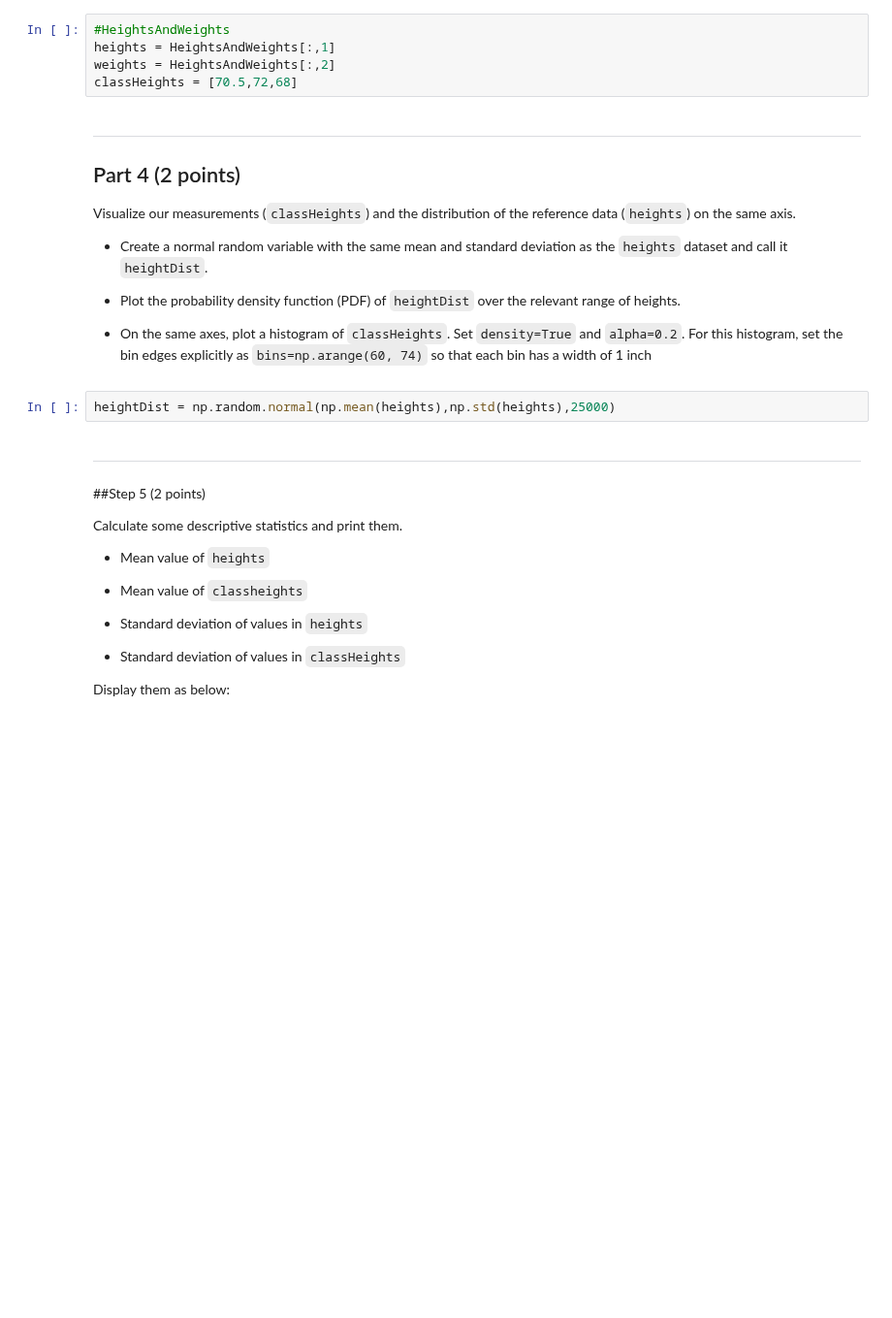
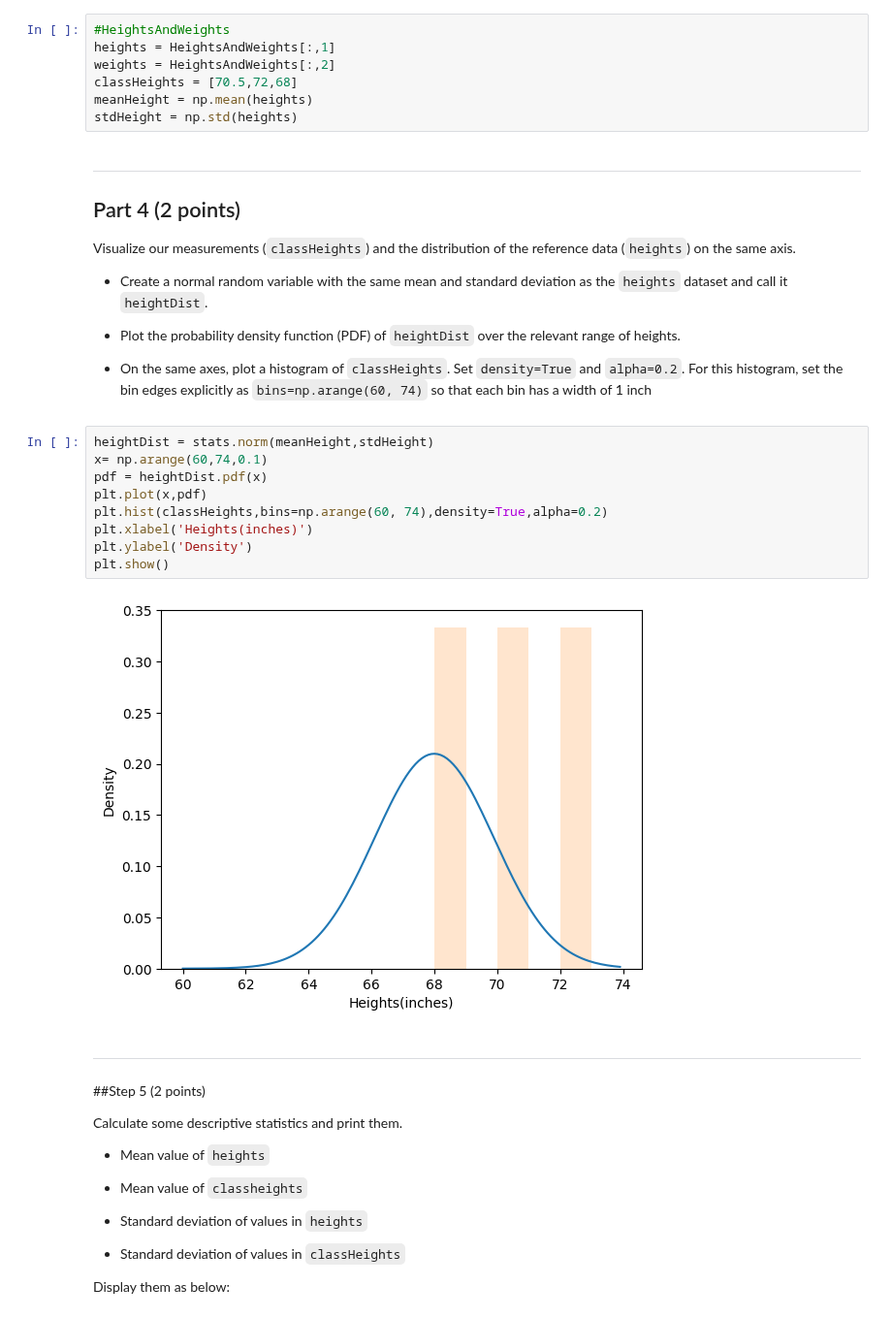
Before and after one commit to Urvi-M/BE559, a Jupyter notebook: Homework1_part2_v1.ipynb, the cells around one changed output. Shown at 97% size. Saved outputs shown, nothing was run; the diff lists cells and outputs as text; blank space fills up the shorter version.

```diff
--- a/Homework1_part2_v1.ipynb
+++ b/Homework1_part2_v1.ipynb
@@ -55,6 +55,8 @@ Suppose we measure the heights of three students taking BE 700 to be 70.5", 72",
 heights = HeightsAndWeights[:,1]
 weights = HeightsAndWeights[:,2]
 classHeights = [70.5,72,68]
+meanHeight = np.mean(heights)
+stdHeight = np.std(heights)
 # %% [markdown]
 ---
 ## Part 4 (2 points)
@@ -66,8 +68,17 @@ Visualize our measurements (`classHeights`) and the distribution of the referenc
 *   Plot the probability density function (PDF) of `heightDist` over the relevant range of heights.
 
 *   On the same axes, plot a histogram of `classHeights`.  Set  `density=True` and `alpha=0.2`.  For this histogram, set the bin edges explicitly as `bins=np.arange(60, 74)` so that each bin has a width of 1 inch
-# %%
-heightDist = np.random.normal(np.mean(heights),np.std(heights),25000)
+# %%
+heightDist = stats.norm(meanHeight,stdHeight)
+x= np.arange(60,74,0.1)
+pdf = heightDist.pdf(x)
+plt.plot(x,pdf)
+plt.hist(classHeights,bins=np.arange(60, 74),density=True,alpha=0.2)
+plt.xlabel('Heights(inches)')
+plt.ylabel('Density')
+plt.show()
+# %% [output]
+[figure, added]
 # %% [markdown]
 ---
 ##Step 5 (2 points)
```
Also changed, not shown: parts of 2 cells of this notebook.
